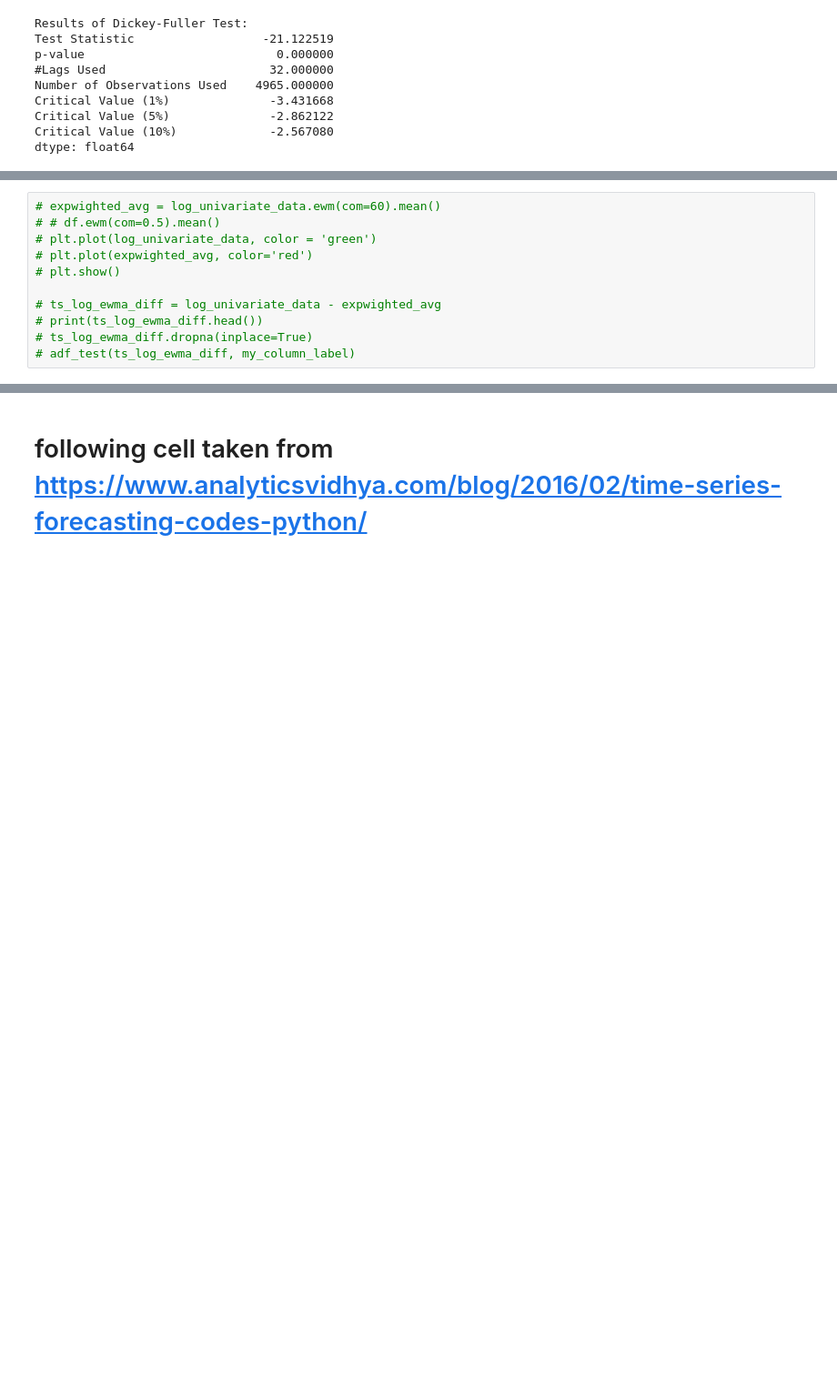
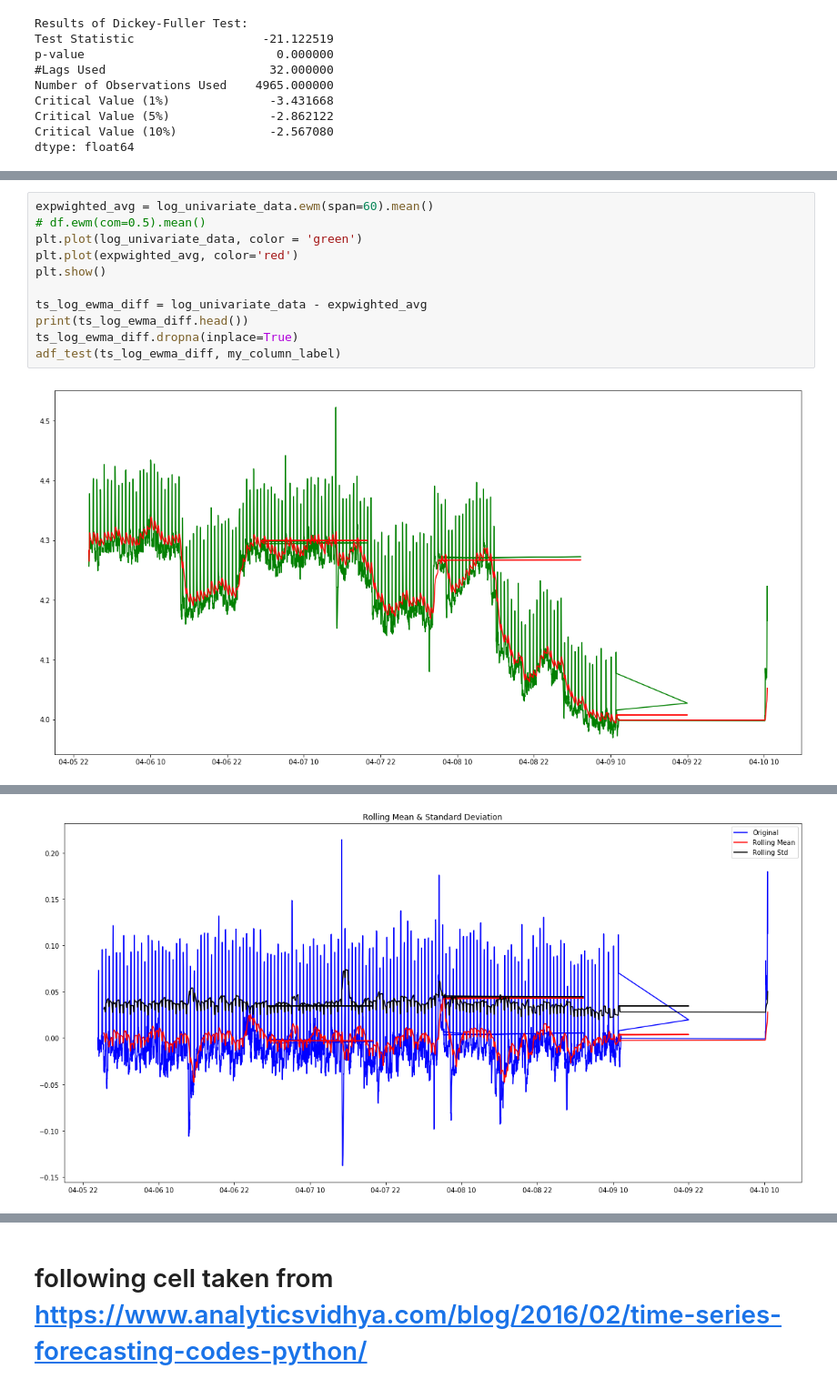
Before and after one commit to atifkarim/Time-Series-Forecasting-Using-Machine-Learning-Algorithm, a Jupyter notebook: forecasting_with_ARIMA.ipynb, the cells around one changed output, grey strips where cells are left out. Shown at 91% size. Cells and saved outputs as stored; diff of their text form; blank space fills up the shorter version.

```diff
--- a/forecasting_with_ARIMA.ipynb
+++ b/forecasting_with_ARIMA.ipynb
@@ -303,11 +320,13 @@ dtype: float64
 # %%
-# expwighted_avg = log_univariate_data.ewm(com=60).mean()
-# # df.ewm(com=0.5).mean()
-# plt.plot(log_univariate_data, color = 'green')
-# plt.plot(expwighted_avg, color='red')
-# plt.show()
+expwighted_avg = log_univariate_data.ewm(span=60).mean()
+# df.ewm(com=0.5).mean()
+plt.plot(log_univariate_data, color = 'green')
+plt.plot(expwighted_avg, color='red')
+plt.show()
 
-# ts_log_ewma_diff = log_univariate_data - expwighted_avg
-# print(ts_log_ewma_diff.head())
-# ts_log_ewma_diff.dropna(inplace=True)
-# adf_test(ts_log_ewma_diff, my_column_label)
+ts_log_ewma_diff = log_univariate_data - expwighted_avg
+print(ts_log_ewma_diff.head())
+ts_log_ewma_diff.dropna(inplace=True)
+adf_test(ts_log_ewma_diff, my_column_label)
+# %% [output]
+[figure, added]
@@ -313,0 +340 @@ dtype: float64
+[figure, added]
```
Also changed, not shown: parts of 22 cells of this notebook.
